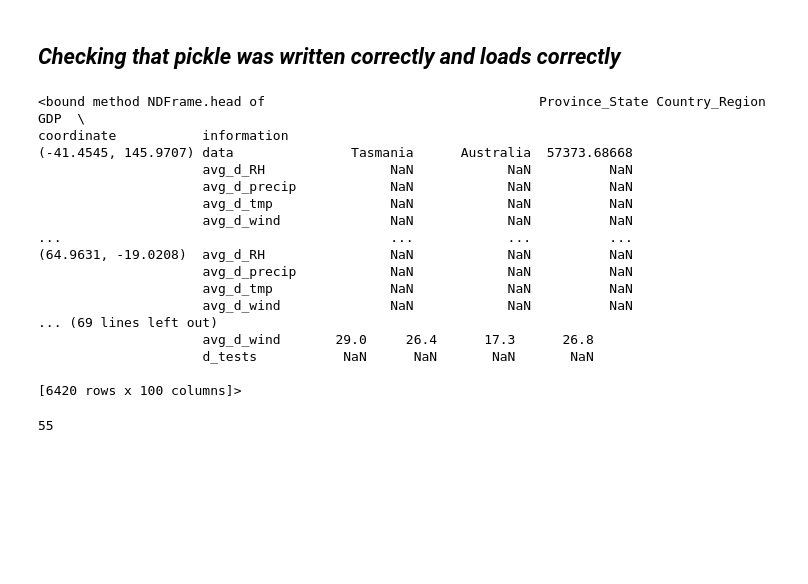
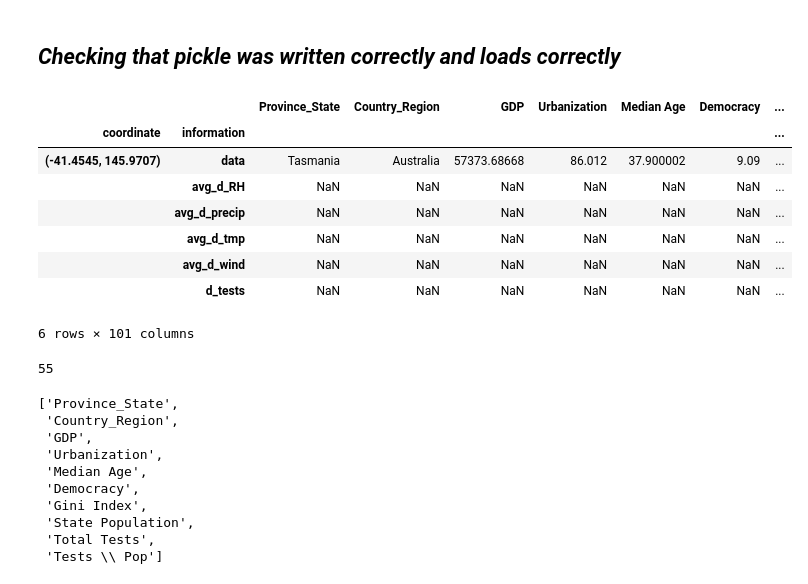
Before and after one commit to hopl1t/covid19, a Jupyter notebook: notebooks/add_gdp_urban_tests_to_pickle_1504.ipynb, the cells around one changed output. Cells and saved outputs as stored; diff of their text form; code cells hidden in the pictures; blank space fills up the shorter version.

```diff
--- a/notebooks/add_gdp_urban_tests_to_pickle_1504.ipynb
+++ b/notebooks/add_gdp_urban_tests_to_pickle_1504.ipynb
@@ -744,26 +833,32 @@ with open(RESULT_PATH, 'wb') as file:
 test = pd.DataFrame()
 with open(RESULT_PATH, 'rb') as file:
     test = pd.read_pickle(file)
-test.head
-# %% [output]
-<bound method NDFrame.head of                                   Province_State Country_Region          GDP  \
-coordinate           information
-(-41.4545, 145.9707) data               Tasmania      Australia  57373.68668
-                     avg_d_RH                NaN            NaN          NaN
-                     avg_d_precip            NaN            NaN          NaN
-                     avg_d_tmp               NaN            NaN          NaN
-                     avg_d_wind              NaN            NaN          NaN
-...                                          ...            ...          ...
-(64.9631, -19.0208)  avg_d_RH                NaN            NaN          NaN
-                     avg_d_precip            NaN            NaN          NaN
-                     avg_d_tmp               NaN            NaN          NaN
-                     avg_d_wind              NaN            NaN          NaN
-... (69 lines left out)
-                     avg_d_wind       29.0     26.4      17.3      26.8
-                     d_tests           NaN      NaN       NaN       NaN
-
-[6420 rows x 100 columns]>
+# %%
+test.head(6)
+# %% [output]
+|  |  | Province_State | Country_Region | GDP | Urbanization | Median Age | Democracy | ... |
+| coordinate | information |  |  |  |  |  |  | ... |
+| (-41.4545, 145.9707) | data | Tasmania | Australia | 57373.68668 | 86.012 | 37.900002 | 9.09 | ... |
+|  | avg_d_RH | NaN | NaN | NaN | NaN | NaN | NaN | ... |
+|  | avg_d_precip | NaN | NaN | NaN | NaN | NaN | NaN | ... |
+|  | avg_d_tmp | NaN | NaN | NaN | NaN | NaN | NaN | ... |
+|  | avg_d_wind | NaN | NaN | NaN | NaN | NaN | NaN | ... |
+|  | d_tests | NaN | NaN | NaN | NaN | NaN | NaN | ... |
+6 rows × 101 columns
 # %%
 len(test.loc[idx[:, 'd_tests'], :][test_date].unique())
 # %% [output]
 55
+# %%
+list(test.columns)[:10]
+# %% [output]
+['Province_State',
+ 'Country_Region',
+ 'GDP',
+ 'Urbanization',
+ 'Median Age',
+ 'Democracy',
+ 'Gini Index',
+ 'State Population',
+ 'Total Tests',
+ 'Tests \\ Pop']
```
Also changed, not shown: parts of 21 cells of this notebook.
